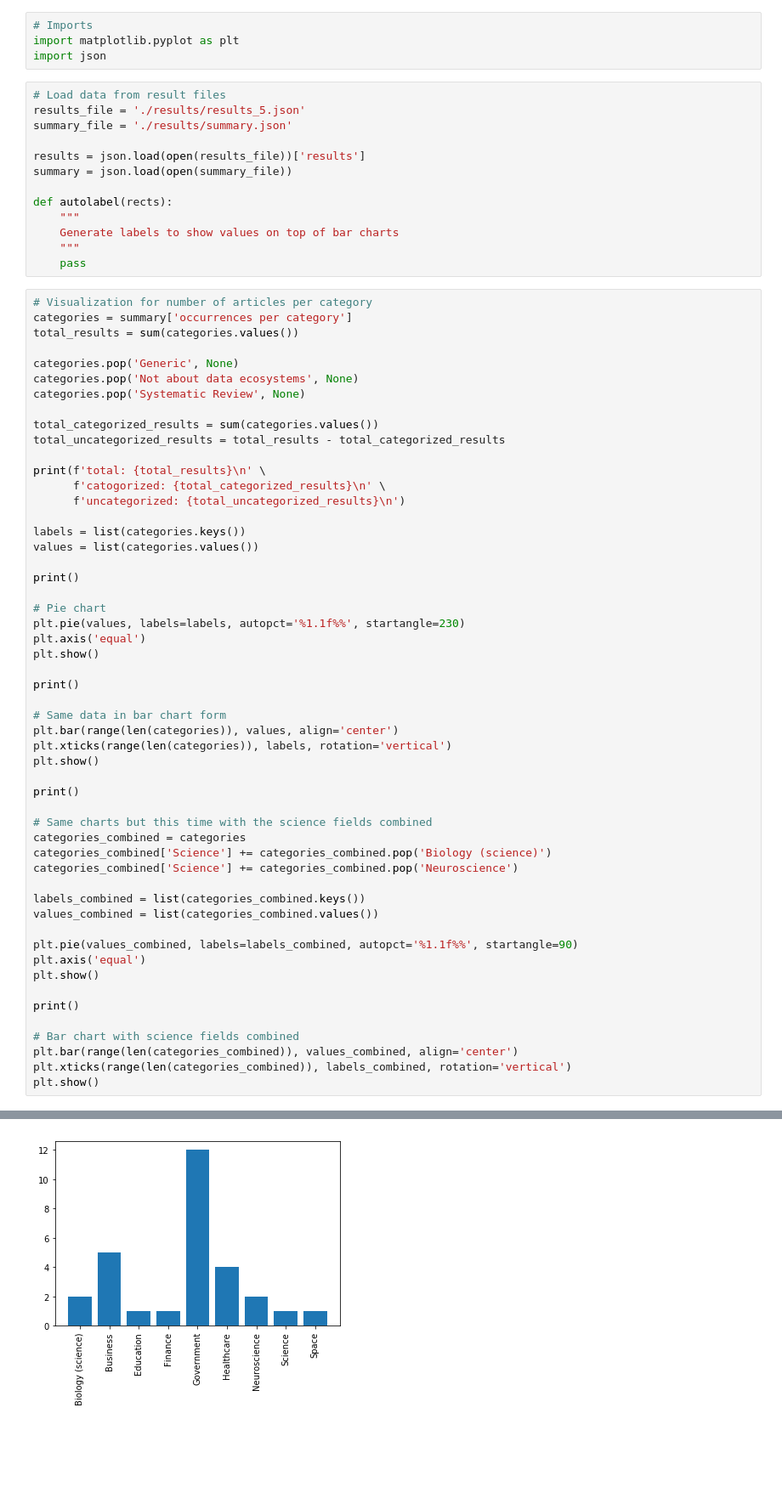
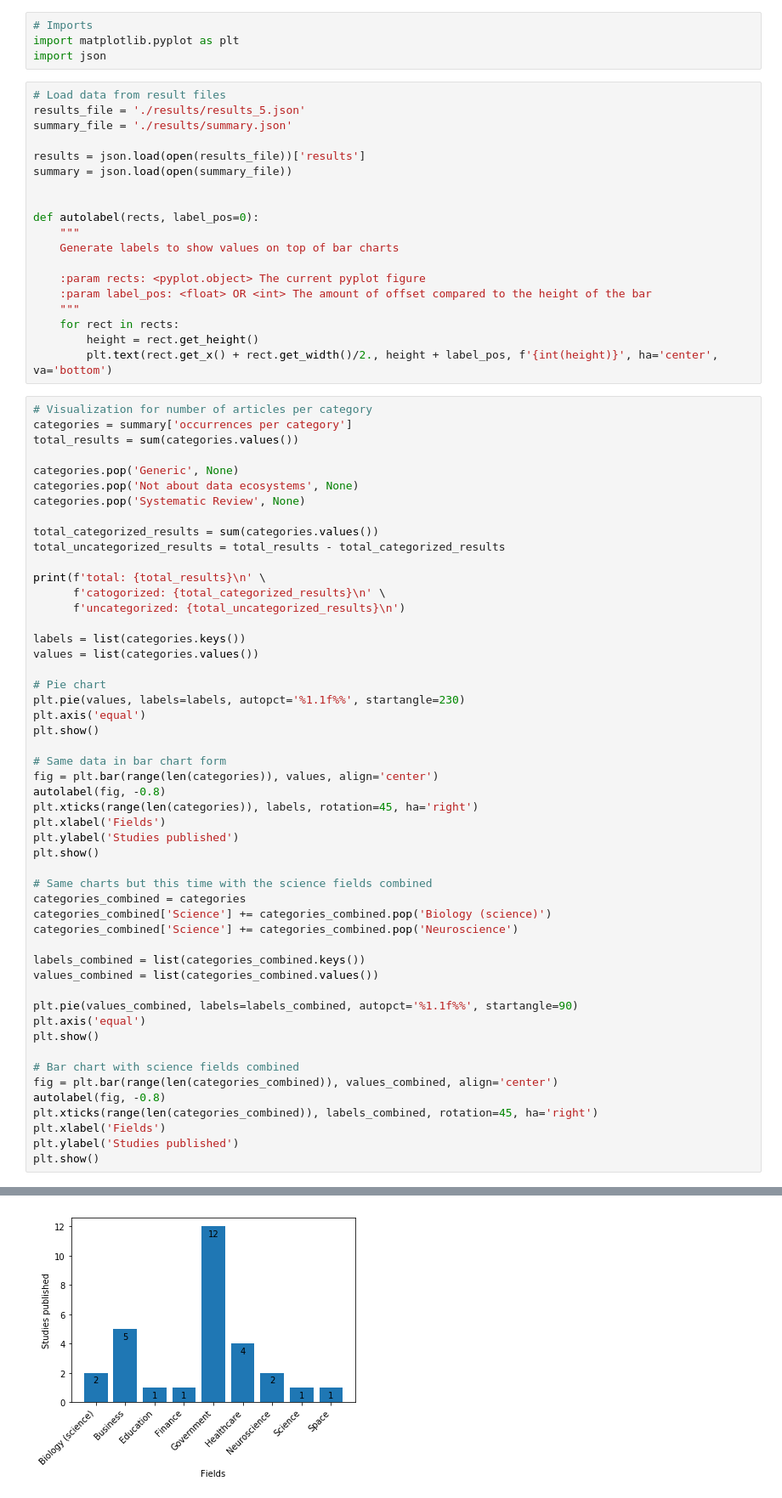
Before and after one commit to eddyvdaker/Systematic-Mapping-Review-Dataecosystems, a Jupyter notebook: visualisation.ipynb, the cells around one changed output, grey strips where cells are left out. Shown at 85% size. Cells and saved outputs as stored; diff of their text form; blank space fills up the shorter version.

```diff
--- a/visualisation.ipynb
+++ b/visualisation.ipynb
@@ -10,11 +10,17 @@ summary_file = './results/summary.json'
 results = json.load(open(results_file))['results']
 summary = json.load(open(summary_file))
 
-def autolabel(rects):
+
+def autolabel(rects, label_pos=0):
     """
     Generate labels to show values on top of bar charts
+
+    :param rects: <pyplot.object> The current pyplot figure
+    :param label_pos: <float> OR <int> The amount of offset compared to the height of the bar
     """
-    pass
+    for rect in rects:
+        height = rect.get_height()
+        plt.text(rect.get_x() + rect.get_width()/2., height + label_pos, f'{int(height)}', ha='center', va='bottom')
 # %%
 # Visualization for number of articles per category
 categories = summary['occurrences per category']
@@ -34,44 +40,42 @@ print(f'total: {total_results}\n' \
 labels = list(categories.keys())
 values = list(categories.values())
 
-print()
-
 # Pie chart
 plt.pie(values, labels=labels, autopct='%1.1f%%', startangle=230)
 plt.axis('equal')
 plt.show()
 
-print()
-
 # Same data in bar chart form
-plt.bar(range(len(categories)), values, align='center')
-plt.xticks(range(len(categories)), labels, rotation='vertical')
+fig = plt.bar(range(len(categories)), values, align='center')
+autolabel(fig, -0.8)
+plt.xticks(range(len(categories)), labels, rotation=45, ha='right')
+plt.xlabel('Fields')
+plt.ylabel('Studies published')
 plt.show()
-
-print()
 
 # Same charts but this time with the science fields combined
 categories_combined = categories
 categories_combined['Science'] += categories_combined.pop('Biology (science)')
 categories_combined['Science'] += categories_combined.pop('Neuroscience')
 
 labels_combined = list(categories_combined.keys())
 values_combined = list(categories_combined.values())
 
 plt.pie(values_combined, labels=labels_combined, autopct='%1.1f%%', startangle=90)
 plt.axis('equal')
 plt.show()
 
-print()
-
 # Bar chart with science fields combined
-plt.bar(range(len(categories_combined)), values_combined, align='center')
-plt.xticks(range(len(categories_combined)), labels_combined, rotation='vertical')
+fig = plt.bar(range(len(categories_combined)), values_combined, align='center')
+autolabel(fig, -0.8)
+plt.xticks(range(len(categories_combined)), labels_combined, rotation=45, ha='right')
+plt.xlabel('Fields')
+plt.ylabel('Studies published')
 plt.show()
 # %% [output]
 total: 68
 catogorized: 29
 uncategorized: 39
 [figure]
-[figure, old version]
+[figure, new version]
 [figure]
```
Also changed, not shown: parts of 3 cells of this notebook.
